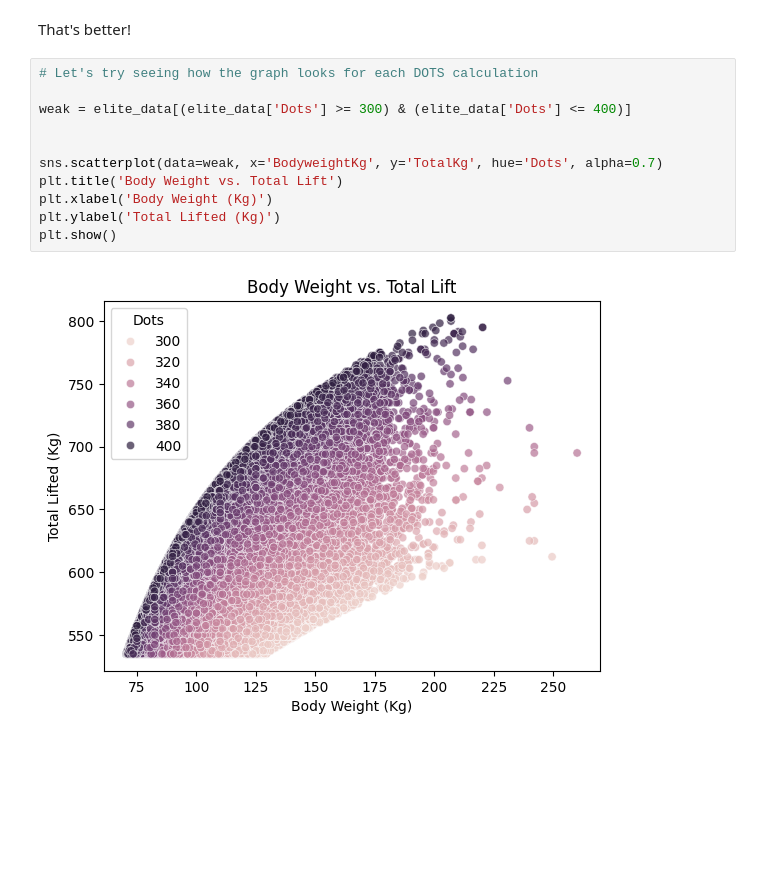
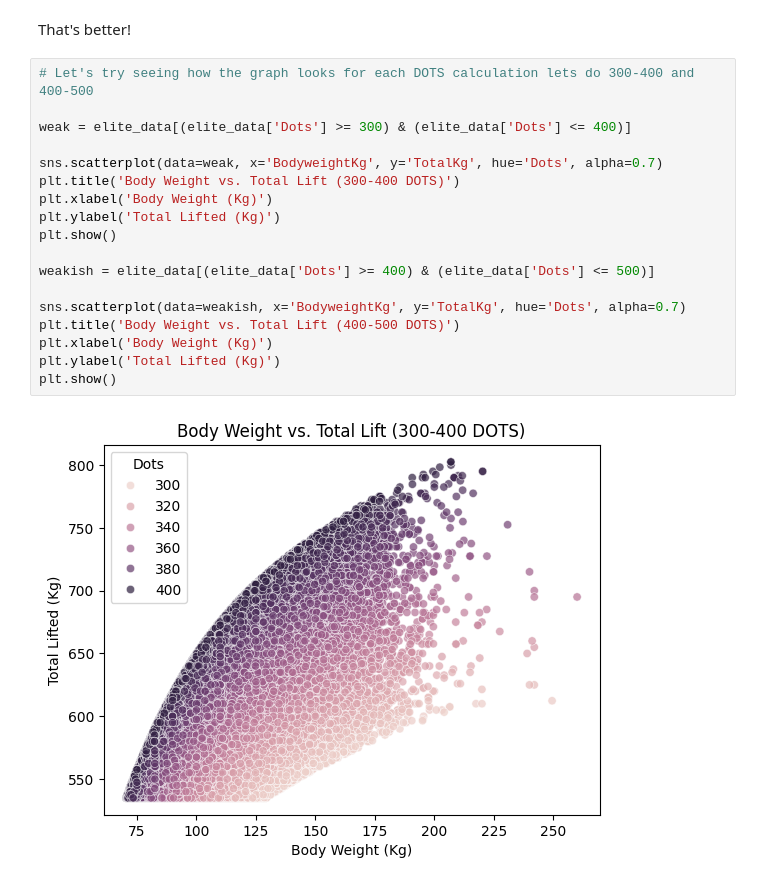
Before and after one commit to RishiReal/INFO-1998-Final-Project, a Jupyter notebook: finalproject.ipynb, the cells around one changed output. Saved outputs shown, nothing was run; the diff lists cells and outputs as text; blank space fills up the shorter version.

```diff
--- a/finalproject.ipynb
+++ b/finalproject.ipynb
@@ -106,15 +100,22 @@ plt.show()
 # %% [markdown]
 That's better!
 # %%
-# Let's try seeing how the graph looks for each DOTS calculation
+# Let's try seeing how the graph looks for each DOTS calculation lets do 300-400 and 400-500
 
 weak = elite_data[(elite_data['Dots'] >= 300) & (elite_data['Dots'] <= 400)]
 
-
 sns.scatterplot(data=weak, x='BodyweightKg', y='TotalKg', hue='Dots', alpha=0.7)
-plt.title('Body Weight vs. Total Lift')
+plt.title('Body Weight vs. Total Lift (300-400 DOTS)')
 plt.xlabel('Body Weight (Kg)')
 plt.ylabel('Total Lifted (Kg)')
 plt.show()
+
+weakish = elite_data[(elite_data['Dots'] >= 400) & (elite_data['Dots'] <= 500)]
+
+sns.scatterplot(data=weakish, x='BodyweightKg', y='TotalKg', hue='Dots', alpha=0.7)
+plt.title('Body Weight vs. Total Lift (400-500 DOTS)')
+plt.xlabel('Body Weight (Kg)')
+plt.ylabel('Total Lifted (Kg)')
+plt.show()
 # %% [output]
-[figure, old version]
+[figure, new version]
```
Also changed, not shown: parts of 23 cells of this notebook.
